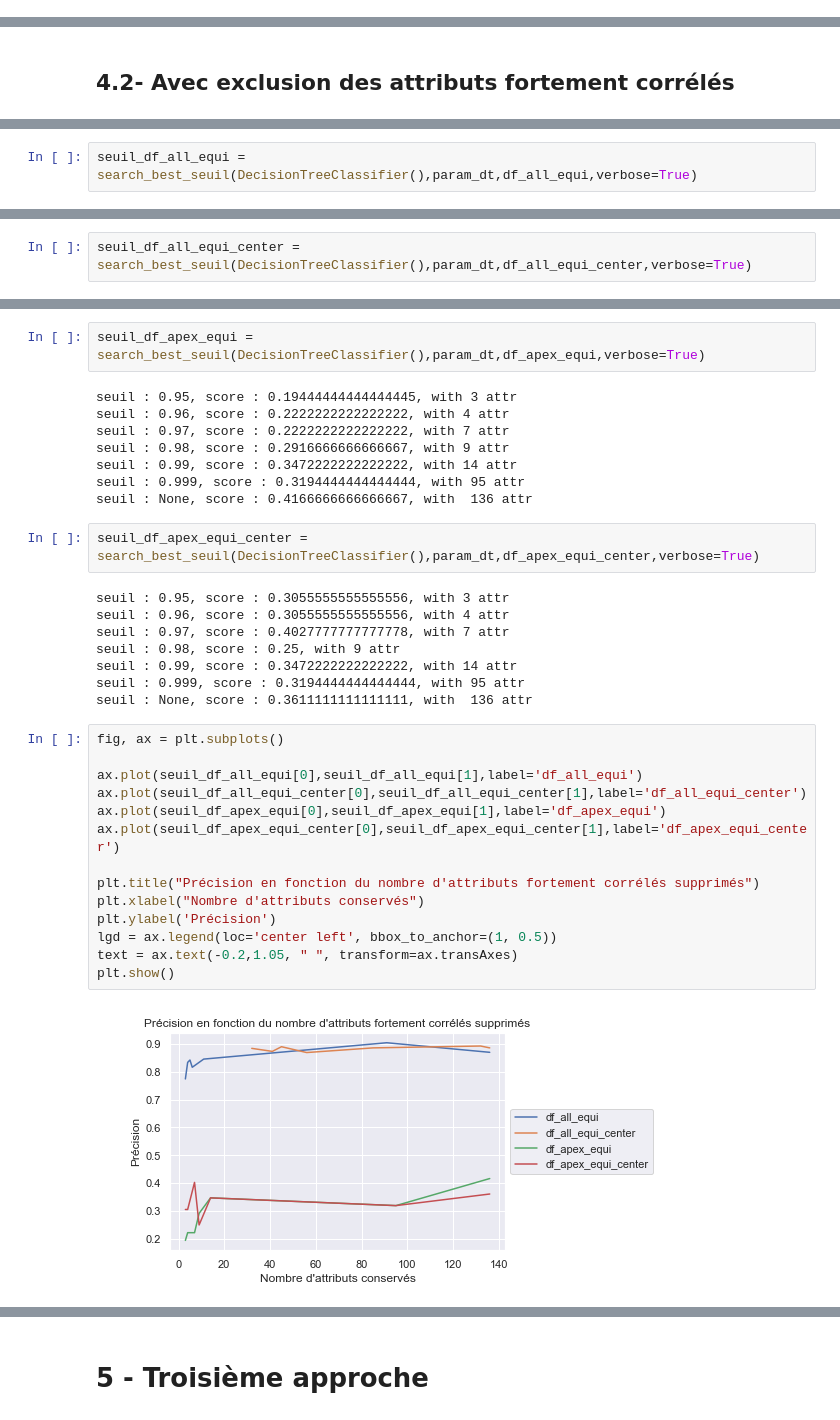
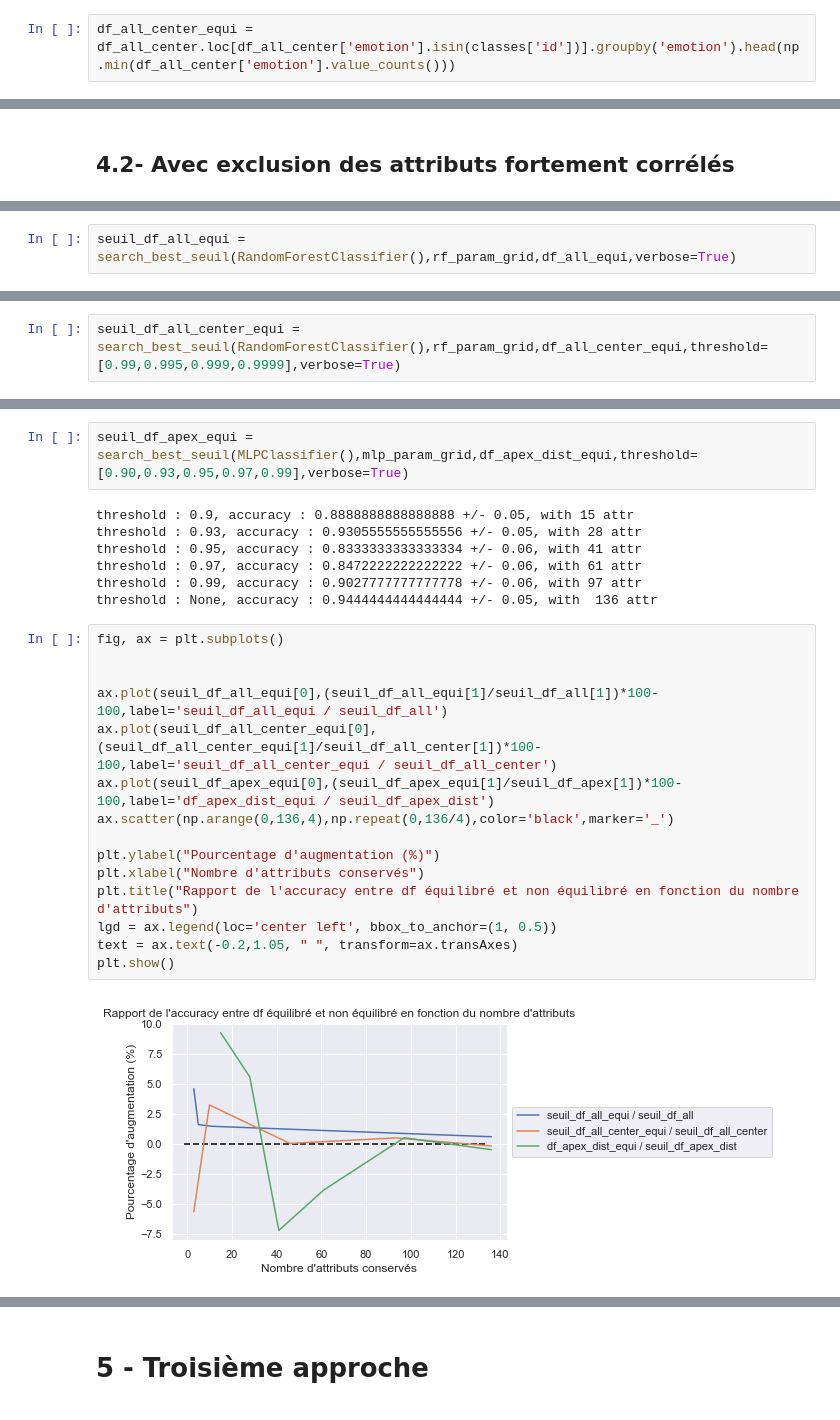
Before and after one commit to patherstevenson/M1-PROJECT-DS, a Jupyter notebook: project.ipynb, the cells around one changed output, grey strips where cells are left out. Saved outputs shown, nothing was run; the diff lists cells and outputs as text.

```diff
--- a/project.ipynb
+++ b/project.ipynb
@@ -907,3 +904,5 @@ Conclusion :
 Dans cette deuxième approche nous allons étudier si le fait de garantir l'équilibre entre le nombre d'instances de chaque expression, fait varier nos résultats.
 # %%
 df_all_equi = df_all.loc[df_all['emotion'].isin(classes['id'])].groupby('emotion').head(np.min(df_all['emotion'].value_counts()))
+# %%
+df_all_center_equi = df_all_center.loc[df_all_center['emotion'].isin(classes['id'])].groupby('emotion').head(np.min(df_all_center['emotion'].value_counts()))
@@ -954,3 +968,3 @@ Observons maintenant si dans le cas où le nombre d'instances est équilibré et
 # %%
-seuil_df_all_equi = search_best_seuil(DecisionTreeClassifier(),param_dt,df_all_equi,verbose=True)
+seuil_df_all_equi = search_best_seuil(RandomForestClassifier(),rf_param_grid,df_all_equi,verbose=True)
 # %% [output]
@@ -964,3 +975,3 @@ seuil : None, score : 0.8699664429530202, with  136 attr
 # %%
-seuil_df_all_equi_center = search_best_seuil(DecisionTreeClassifier(),param_dt,df_all_equi_center,verbose=True)
+seuil_df_all_center_equi = search_best_seuil(RandomForestClassifier(),rf_param_grid,df_all_center_equi,threshold=[0.99,0.995,0.999,0.9999],verbose=True)
 # %% [output]
@@ -974,37 +983,27 @@ seuil : None, score : 0.8859060402684564, with  136 attr
 # %%
-seuil_df_apex_equi = search_best_seuil(DecisionTreeClassifier(),param_dt,df_apex_equi,verbose=True)
+seuil_df_apex_equi = search_best_seuil(MLPClassifier(),mlp_param_grid,df_apex_dist_equi,threshold=[0.90,0.93,0.95,0.97,0.99],verbose=True)
 # %% [output]
-seuil : 0.95, score : 0.19444444444444445, with 3 attr
-seuil : 0.96, score : 0.2222222222222222, with 4 attr
-seuil : 0.97, score : 0.2222222222222222, with 7 attr
-seuil : 0.98, score : 0.2916666666666667, with 9 attr
-seuil : 0.99, score : 0.3472222222222222, with 14 attr
-seuil : 0.999, score : 0.3194444444444444, with 95 attr
-seuil : None, score : 0.4166666666666667, with  136 attr
+threshold : 0.9, accuracy : 0.8888888888888888 +/- 0.05, with 15 attr
+threshold : 0.93, accuracy : 0.9305555555555556 +/- 0.05, with 28 attr
+threshold : 0.95, accuracy : 0.8333333333333334 +/- 0.06, with 41 attr
+threshold : 0.97, accuracy : 0.8472222222222222 +/- 0.06, with 61 attr
+threshold : 0.99, accuracy : 0.9027777777777778 +/- 0.06, with 97 attr
+threshold : None, accuracy : 0.9444444444444444 +/- 0.05, with  136 attr
-# %%
-seuil_df_apex_equi_center = search_best_seuil(DecisionTreeClassifier(),param_dt,df_apex_equi_center,verbose=True)
-# %% [output]
-seuil : 0.95, score : 0.3055555555555556, with 3 attr
-seuil : 0.96, score : 0.3055555555555556, with 4 attr
-seuil : 0.97, score : 0.4027777777777778, with 7 attr
-seuil : 0.98, score : 0.25, with 9 attr
-seuil : 0.99, score : 0.3472222222222222, with 14 attr
-seuil : 0.999, score : 0.3194444444444444, with 95 attr
-seuil : None, score : 0.3611111111111111, with  136 attr
 # %%
 fig, ax = plt.subplots()
 
-ax.plot(seuil_df_all_equi[0],seuil_df_all_equi[1],label='df_all_equi')
-ax.plot(seuil_df_all_equi_center[0],seuil_df_all_equi_center[1],label='df_all_equi_center')
-ax.plot(seuil_df_apex_equi[0],seuil_df_apex_equi[1],label='df_apex_equi')
-ax.plot(seuil_df_apex_equi_center[0],seuil_df_apex_equi_center[1],label='df_apex_equi_center')
 
-plt.title("Précision en fonction du nombre d'attributs fortement corrélés supprimés")
+ax.plot(seuil_df_all_equi[0],(seuil_df_all_equi[1]/seuil_df_all[1])*100-100,label='seuil_df_all_equi / seuil_df_all')
+ax.plot(seuil_df_all_center_equi[0],(seuil_df_all_center_equi[1]/seuil_df_all_center[1])*100-100,label='seuil_df_all_center_equi / seuil_df_all_center')
+ax.plot(seuil_df_apex_equi[0],(seuil_df_apex_equi[1]/seuil_df_apex[1])*100-100,label='df_apex_dist_equi / seuil_df_apex_dist')
+ax.scatter(np.arange(0,136,4),np.repeat(0,136/4),color='black',marker='_')
+
+plt.ylabel("Pourcentage d'augmentation (%)")
 plt.xlabel("Nombre d'attributs conservés")
-plt.ylabel('Précision')
+plt.title("Rapport de l'accuracy entre df équilibré et non équilibré en fonction du nombre d'attributs")
 lgd = ax.legend(loc='center left', bbox_to_anchor=(1, 0.5))
 text = ax.text(-0.2,1.05, " ", transform=ax.transAxes)
 plt.show()
 # %% [output]
-[figure, old version]
+[figure, new version]
 # %% [markdown]
```
Also changed, not shown: parts of 32 cells of this notebook.
